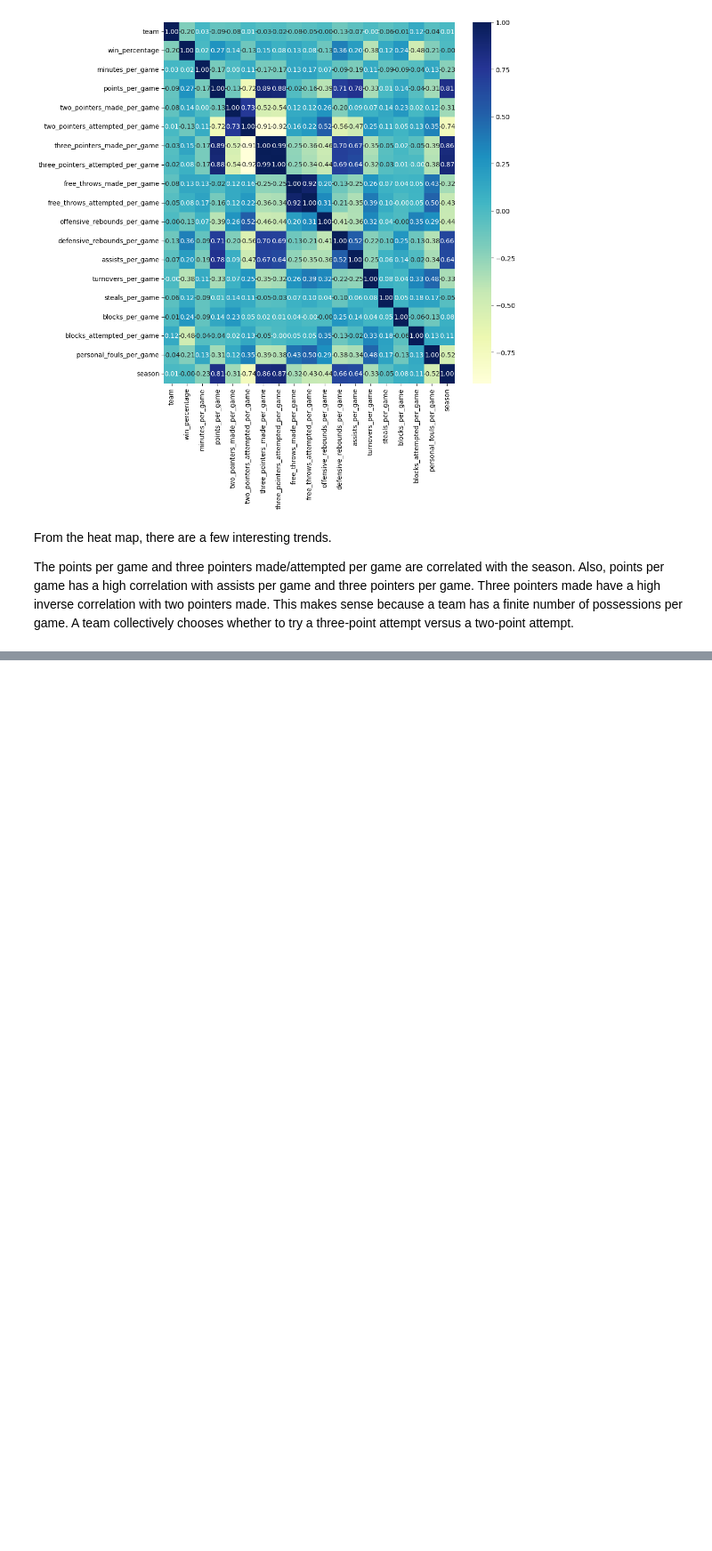
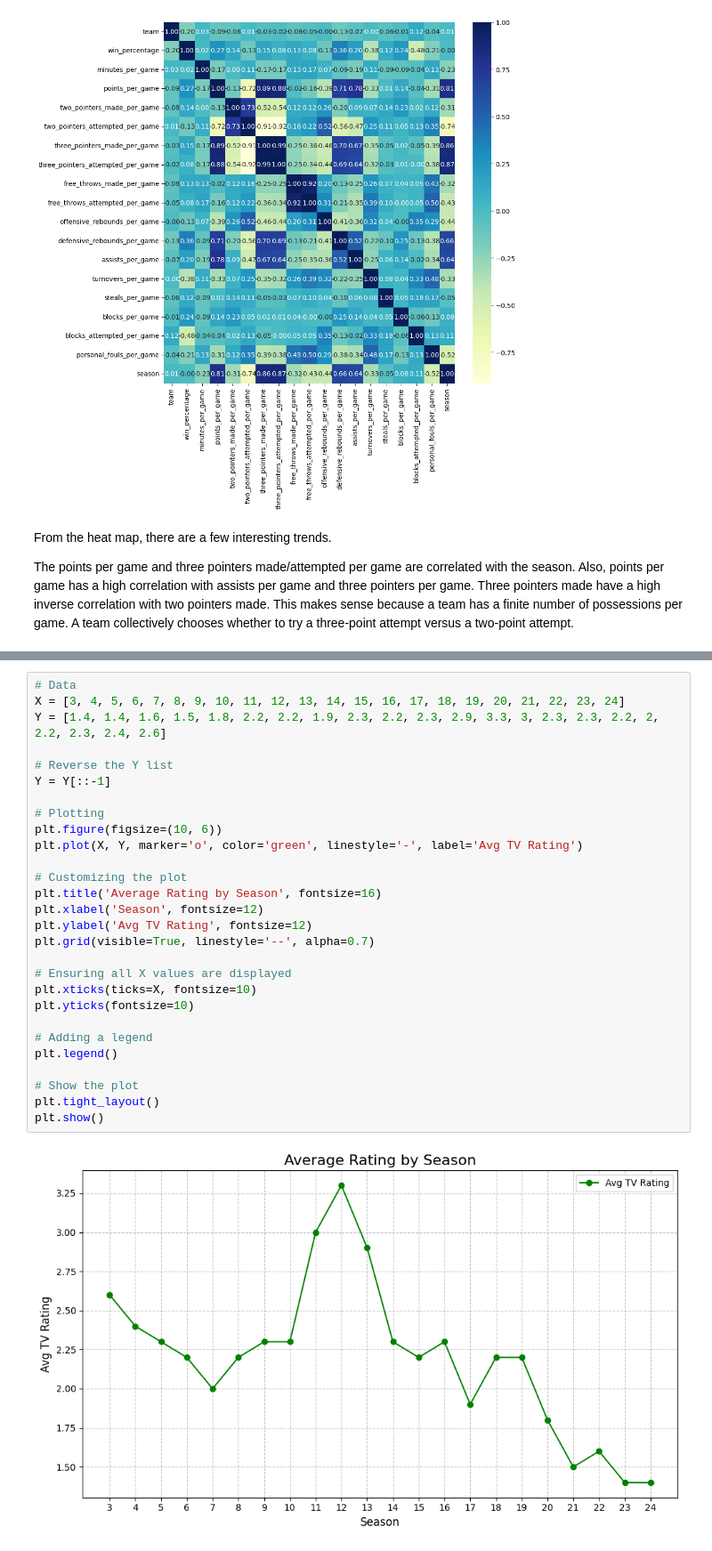
Before and after one commit to 2024-FALL-DSC-412-001/DSC-412-project-andyhughes, a Jupyter notebook: data-analysis.ipynb, the cells around one changed output, grey strips where cells are left out. Shown: that part at 89% size. Saved outputs shown, nothing was run; the diff lists cells and outputs as text; blank space fills up the shorter version.

```diff
--- a/data-analysis.ipynb
+++ b/data-analysis.ipynb
@@ -38,2 +69,32 @@ Three pointers made have a high inverse correlation with two pointers made. This
+# %%
+# Data
+X = [3, 4, 5, 6, 7, 8, 9, 10, 11, 12, 13, 14, 15, 16, 17, 18, 19, 20, 21, 22, 23, 24]
+Y = [1.4, 1.4, 1.6, 1.5, 1.8, 2.2, 2.2, 1.9, 2.3, 2.2, 2.3, 2.9, 3.3, 3, 2.3, 2.3, 2.2, 2, 2.2, 2.3, 2.4, 2.6]
+
+# Reverse the Y list
+Y = Y[::-1]
+
+# Plotting
+plt.figure(figsize=(10, 6))
+plt.plot(X, Y, marker='o', color='green', linestyle='-', label='Avg TV Rating')
+
+# Customizing the plot
+plt.title('Average Rating by Season', fontsize=16)
+plt.xlabel('Season', fontsize=12)
+plt.ylabel('Avg TV Rating', fontsize=12)
+plt.grid(visible=True, linestyle='--', alpha=0.7)
+
+# Ensuring all X values are displayed
+plt.xticks(ticks=X, fontsize=10)
+plt.yticks(fontsize=10)
+
+# Adding a legend
+plt.legend()
+
+# Show the plot
+plt.tight_layout()
+plt.show()
+# %% [output]
+[figure, added]
 # %%
 
```
Also changed, not shown: parts of 7 cells of this notebook, 2 other files.
